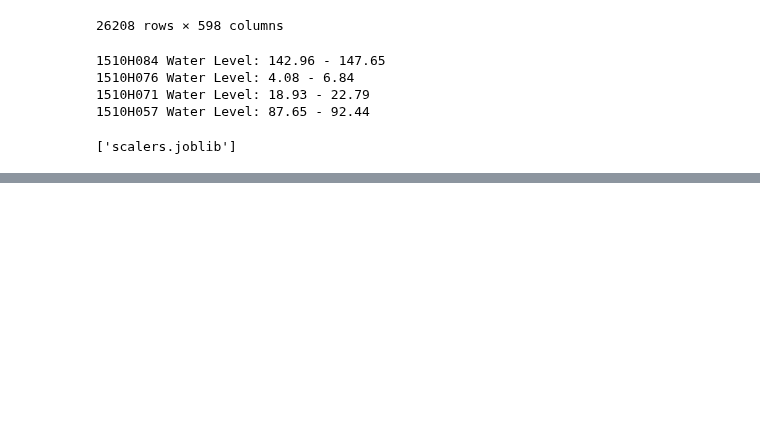
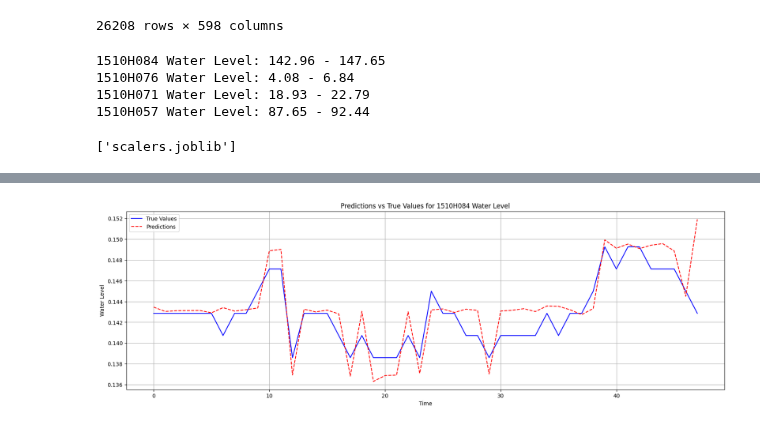
Before and after one commit to wenyi22/-, a Jupyter notebook: water level prediction.ipynb, the cells around one changed output, grey strips where cells are left out. Cells and saved outputs as stored; diff of their text form; code cells hidden in the pictures; blank space fills up the shorter version.

```diff
--- a/water level prediction.ipynb
+++ b/water level prediction.ipynb
@@ -407,53 +405,57 @@ def mean_absolute_percentage_error(y_true, y_pred):
 #         mae = mean_absolute_error(y_test, y_pred)
 #         print(f'Target: {target}, r2: {r2}, mse: {mse}, mae: {mae}')
 # %%
-import os
+import random
 from joblib import dump
-from sklearn.metrics import r2_score, mean_squared_error, mean_absolute_error
-import numpy as np
-import lightgbm as lgb
-import random
 
-seed_value = 42
-random.seed(seed_value)
-np.random.seed(seed_value)
+#隨機種子
+seed_value = 42             # 種子值
+random.seed(seed_value)     # random 模組設定隨機數生成器的種子
+np.random.seed(seed_value)  # NumPy 模組設定隨機數生成器的種子
 
-# 3. 切分數據集
-train_size = int(len(data) * 0.8)
+# 切分數據集，前80%的數據作為訓練集，剩下的20%作為測試集。
+train_size = int((len(data) *0.8))
 train_data = data[:train_size]
 test_data = data[train_size:]
 
-# 進一步切分訓練集和驗證集
-val_size = int(len(train_data) * 0.1)
+#然後將訓練集中最後的10%作為驗證集。
+val_size = int(len(train_data) *0.1)
 train_data, val_data = train_data[:-val_size], train_data[-val_size:]
 
-# 定義時間步長
+#定義時間步長
 time_steps = 48
 
-# 確保 'water_model' 資料夾存在
-if not os.path.exists('water_model1'):
-    os.makedirs('water_model1')
+#副本的創建
+train_temp = train_data.copy()
+val_temp = val_data.copy()
+test_temp = test_data.copy()
+
+# 檢查 "water_model1" 資料夾存在
+if not os.path.exists("water_model1"):
+    os.makedirs("water_model1")
 
 # 進行模型訓練、預測和評估
 for target_col in target_columns:
     plt.figure(figsize=(20, 6))
 
-    true_values = []  # 存儲真實值
-    predictions = []  # 存儲預測值
+    true_values = [] # 儲存真實值
+    predictions = [] # 儲存預測值
+    test_temp = test_data.copy()
 
     for t in range(1, 49):
-        # 副本的創建
-        train_temp = train_data.copy()
-        val_temp = val_data.copy()
-        test_temp = test_data.copy()
+        timestamp = test_temp.index[-1]
+        target = f'{target_col}_target_{t}'
 
-        target = f'{target_col}_target_{t}'
-        # 將目標列轉換為縮放的值
-        train_temp[target] = scalers['scaler_'+ target_col].transform(train_temp[[target]])
-        if target in val_temp.columns: # 確保驗證集有這個目標列
-            val_temp[target] = scalers['scaler_'+ target_col].transform(val_temp[[target]])
-        if target in test_temp.columns: # 確保測試集有這個目標列
-            test_temp[target] = scalers['scaler_'+ target_col].transform(test_temp[[target]])
+        # 如果t不等於1，更新test_temp中的特定列值為上一個時刻的預測值
+        if t > 1:
+            # 將 T+1 的預測值設置為 T+2 的輸入
+            test_temp.loc[timestamp, target_col] = predictions[-1]
+
+        # 獲取測試集該時刻的時間戳記
+        timestamp = test_temp.index[-1]
+
+        target = f"{target_col}_target_{t}"
+
 
         # 切分訓練集、驗證集與測試集
         X_train, y_train = create_dataset(train_temp.drop(columns=[target]), train_temp[target], time_steps)
@@ -465,15 +467,15 @@ for target_col in target_columns:
         X_val = X_val.reshape((X_val.shape[0], -1))
         X_test = X_test.reshape((X_test.shape[0], -1))
 
-        # 4. 訓練模型並進行預測
+        # 訓練模型並進行預測
         model = lgb.LGBMRegressor(
             objective='regression',            # 目標函數，這裡是回歸問題
             num_leaves=28,                     # 樹中葉子的最大數量
             learning_rate=0.02,                # 學習率
             n_estimators=700,                  # 弱學習器或者說決策樹的數量
-            max_bin=40,                        # 數據分箱的最大數量
+            max_bin=40,                        # 數據分箱的最大數量，控制數據劃分的總數量 LightGBM 將連續的特徵值轉換為離散的劃分來建立樹
             subsample=0.7777777777777778,      # 構建每一棵決策樹時，採樣的數據比例
-            subsample_freq=3,                  # bagging的頻率，0表示不使用bagging。k表示每k次迭代執行一次bagging
+            subsample_freq=3,                  # subsample_freq 控制了取樣的頻率(bagging的頻率)，0表示不使用bagging。k表示每k次迭代執行一次bagging
             colsample_bytree=0.7777777777777778, # 構建每棵決策樹時，選取的特徵的比例
             min_child_samples=5,               # 一個葉子中數據的最小數量
             min_child_weight=11,               # 一個葉子中數據的最小權重
@@ -482,37 +484,34 @@ for target_col in target_columns:
             random_state=seed_value
         )
 
-        model.fit(
-            X_train,
-            y_train,
-            eval_set=[(X_val, y_val)],
-            eval_metric='mse',
-        )
+        model.fit(X_train, y_train,eval_set=[(X_val, y_val)],eval_metric="mse", verbose=False)
 
-        # Save the model
-        dump(model, f'water_model1/model_{target_col}_t{t}.joblib')
+        # 儲存模型
+        dump(model, f"water_model1/model_{target_col}_t{t}.joblib")
 
-        # 評估模型
+        #評估模型
         y_pred = model.predict(X_test)
-        y_pred_rescaled = scalers['scaler_' + target_col].inverse_transform(y_pred.reshape(-1, 1)).flatten()
-        y_test_rescaled = scalers['scaler_' + target_col].inverse_transform(y_test.reshape(-1, 1)).flatten()
+        y_pred_rescaled = scalers["scaler_" + target_col].inverse_transform(y_pred.reshape(-1, 1)).flatten()
+        y_test_rescaled = scalers["scaler_" + target_col].inverse_transform(y_test.reshape(-1, 1)).flatten()
 
-        true_values.append(y_test_rescaled[-1])  # 取最後一個真實值
-        predictions.append(y_pred_rescaled[-1])  # 取最後一個預測值
+        true_values.append(y_test_rescaled[-1]) # 取最後一個真實值
+        predictions.append(y_pred_rescaled[-1]) # 取最後一個預測值
 
         r2 = r2_score(y_test_rescaled, y_pred_rescaled)
         mse = mean_squared_error(y_test_rescaled, y_pred_rescaled)
         mae = mean_absolute_error(y_test_rescaled, y_pred_rescaled)
         rmse = np.sqrt(mse)
         mape = mean_absolute_percentage_error(y_test_rescaled, y_pred_rescaled)
-        print(f'Target: {target}, r2: {r2}, mse: {mse}, mae: {mae}, rmse: {rmse}, mape: {mape}')
+        # timestamp 為測試數據集中的預測開始的時間點
+        print(f"Timestamp: {timestamp}, Target: {target}, r2: {r2}, mse: {mse}, mae: {mae}, rmse: {rmse}, mape: {mape}")
 
-    # 繪製真實值和預測值
+    #繪製真實值與預測值
     plt.plot(true_values, label="True Values", color="blue")
     plt.plot(predictions, label="Predictions", color="red", linestyle="--")
-    plt.title(f"Predictions vs True Values for {target_col}")
+    plt.title(f"predictions vs True Values for {target_col}")
     plt.xlabel("Time")
     plt.ylabel("Water Level")
     plt.legend()
     plt.grid(True)
     plt.show()
+# %% [output]
@@ -518,0 +535 @@ for target_col in target_columns:
+[figure, added]
```
Also changed, not shown: parts of 11 cells of this notebook.
